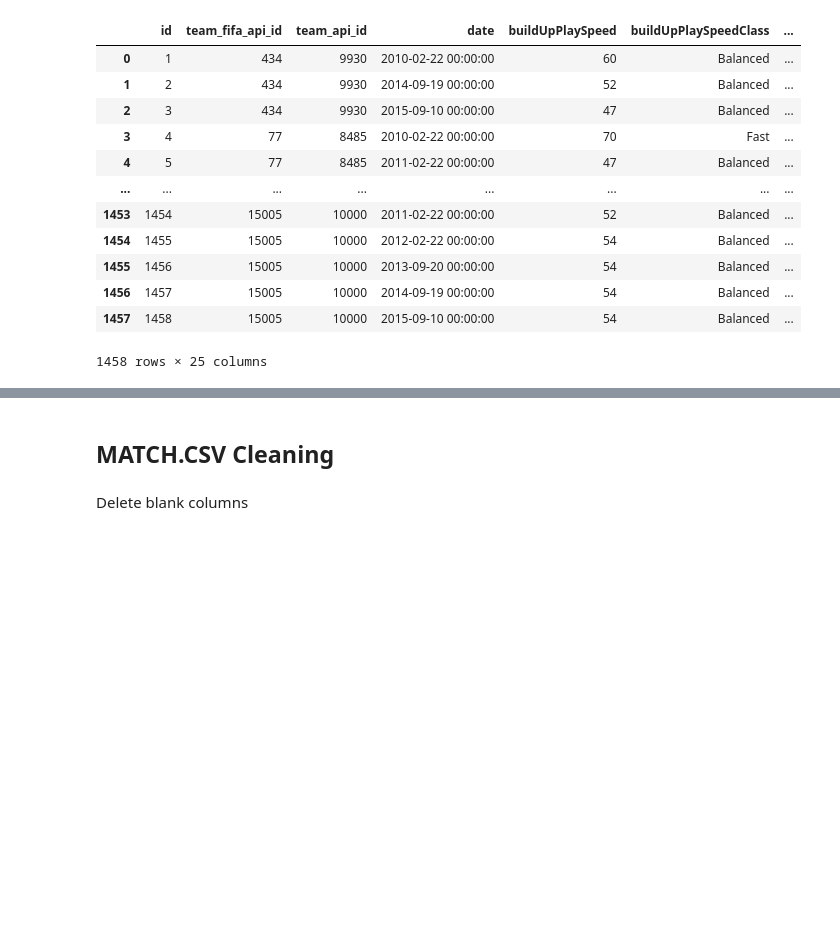
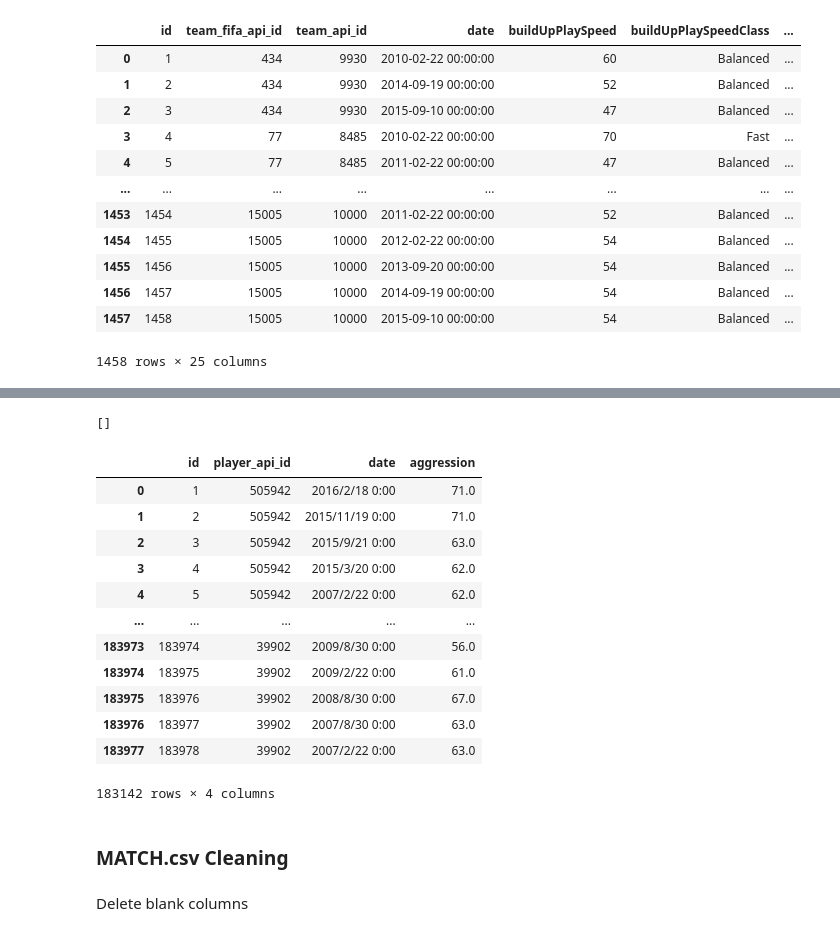
Before and after one commit to Brian-W-Li/datathon2025Feb, a Jupyter notebook: aggression.ipynb, the cells around one changed output, grey strips where cells are left out. Cells and saved outputs as stored; diff of their text form; code cells hidden in the pictures; blank space fills up the shorter version.

```diff
--- a/aggression.ipynb
+++ b/aggression.ipynb
@@ -174,0 +196,32 @@ display(df_team_attributes)
+# %%
+unique_nan = df_player_attributes.loc[df_player_attributes['aggression'].isna(), 'player_api_id'].unique()
+completely_nan = np.array([])
+for id in unique_nan:
+    sum = 0
+    for row in range(len(df_player_attributes)):
+        if df_player_attributes.loc[row, 'player_api_id'] == id and not np.isnan(df_player_attributes.loc[row, 'aggression']):
+            sum+=1
+            break
+    if sum == 0:
+        np.insert(completely_nan, id)
+print(completely_nan)
+# %% [output]
+[]
+# %%
+df_player_attributes = df_player_attributes.dropna(subset=[df_player_attributes.columns[4]])
+df_player_attributes = df_player_attributes.drop(columns=['player_fifa_api_id'])
+display(df_player_attributes)
+# %% [output]
+|  | id | player_api_id | date | aggression |
+| 0 | 1 | 505942 | 2016/2/18 0:00 | 71.0 |
+| 1 | 2 | 505942 | 2015/11/19 0:00 | 71.0 |
+| 2 | 3 | 505942 | 2015/9/21 0:00 | 63.0 |
+| 3 | 4 | 505942 | 2015/3/20 0:00 | 62.0 |
+| 4 | 5 | 505942 | 2007/2/22 0:00 | 62.0 |
+| ... | ... | ... | ... | ... |
+| 183973 | 183974 | 39902 | 2009/8/30 0:00 | 56.0 |
+| 183974 | 183975 | 39902 | 2009/2/22 0:00 | 61.0 |
+| 183975 | 183976 | 39902 | 2008/8/30 0:00 | 67.0 |
+| 183976 | 183977 | 39902 | 2007/8/30 0:00 | 63.0 |
+| 183977 | 183978 | 39902 | 2007/2/22 0:00 | 63.0 |
+183142 rows × 4 columns
@@ -175,5 +230,5 @@ display(df_team_attributes)
 # %% [markdown]
-## MATCH.CSV Cleaning
+### MATCH.csv Cleaning
 # %% [markdown]
 Delete blank columns
 # %%
```
Also changed, not shown: parts of 14 cells of this notebook.
